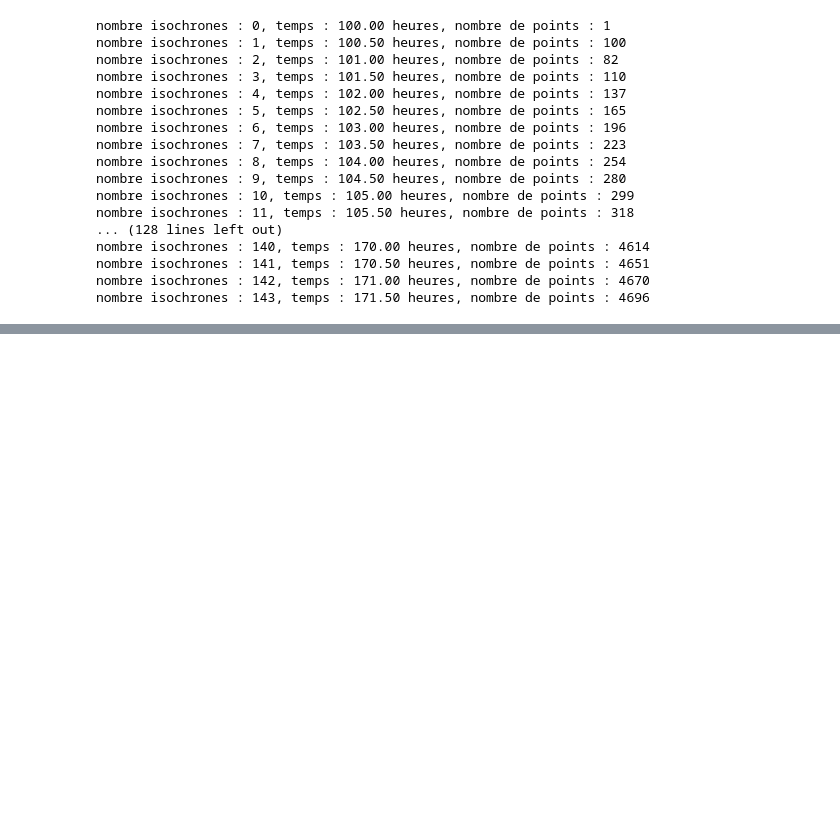
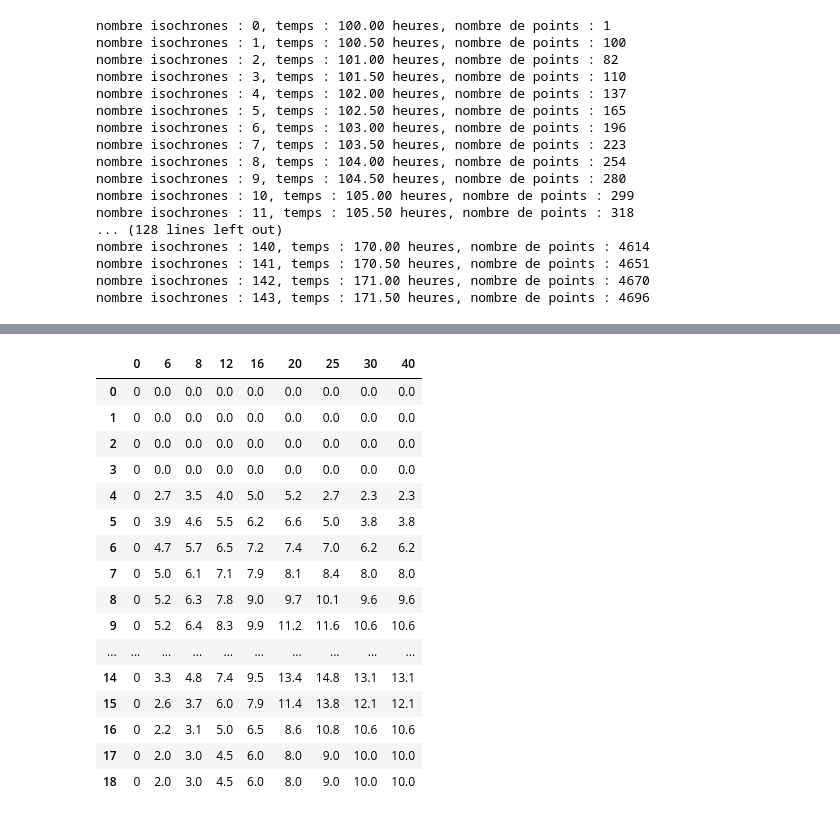
Before and after one commit to louisbsc/routage-meteo, a Jupyter notebook: exec_realwind.ipynb, the cells around one changed output, grey strips where cells are left out. Cells and saved outputs as stored; diff of their text form; code cells hidden in the pictures; blank space fills up the shorter version.

```diff
--- a/exec_realwind.ipynb
+++ b/exec_realwind.ipynb
@@ -372,0 +439,20 @@ plt.show()
+# %%
+df.iloc[:, 1:]
+# %% [output]
+|  | 0 | 6 | 8 | 12 | 16 | 20 | 25 | 30 | 40 |
+| 0 | 0 | 0.0 | 0.0 | 0.0 | 0.0 | 0.0 | 0.0 | 0.0 | 0.0 |
+| 1 | 0 | 0.0 | 0.0 | 0.0 | 0.0 | 0.0 | 0.0 | 0.0 | 0.0 |
+| 2 | 0 | 0.0 | 0.0 | 0.0 | 0.0 | 0.0 | 0.0 | 0.0 | 0.0 |
+| 3 | 0 | 0.0 | 0.0 | 0.0 | 0.0 | 0.0 | 0.0 | 0.0 | 0.0 |
+| 4 | 0 | 2.7 | 3.5 | 4.0 | 5.0 | 5.2 | 2.7 | 2.3 | 2.3 |
+| 5 | 0 | 3.9 | 4.6 | 5.5 | 6.2 | 6.6 | 5.0 | 3.8 | 3.8 |
+| 6 | 0 | 4.7 | 5.7 | 6.5 | 7.2 | 7.4 | 7.0 | 6.2 | 6.2 |
+| 7 | 0 | 5.0 | 6.1 | 7.1 | 7.9 | 8.1 | 8.4 | 8.0 | 8.0 |
+| 8 | 0 | 5.2 | 6.3 | 7.8 | 9.0 | 9.7 | 10.1 | 9.6 | 9.6 |
+| 9 | 0 | 5.2 | 6.4 | 8.3 | 9.9 | 11.2 | 11.6 | 10.6 | 10.6 |
+| ... | ... | ... | ... | ... | ... | ... | ... | ... | ... |
+| 14 | 0 | 3.3 | 4.8 | 7.4 | 9.5 | 13.4 | 14.8 | 13.1 | 13.1 |
+| 15 | 0 | 2.6 | 3.7 | 6.0 | 7.9 | 11.4 | 13.8 | 12.1 | 12.1 |
+| 16 | 0 | 2.2 | 3.1 | 5.0 | 6.5 | 8.6 | 10.8 | 10.6 | 10.6 |
+| 17 | 0 | 2.0 | 3.0 | 4.5 | 6.0 | 8.0 | 9.0 | 10.0 | 10.0 |
+| 18 | 0 | 2.0 | 3.0 | 4.5 | 6.0 | 8.0 | 9.0 | 10.0 | 10.0 |
```
Also changed, not shown: parts of 13 cells of this notebook, 7 other files.
